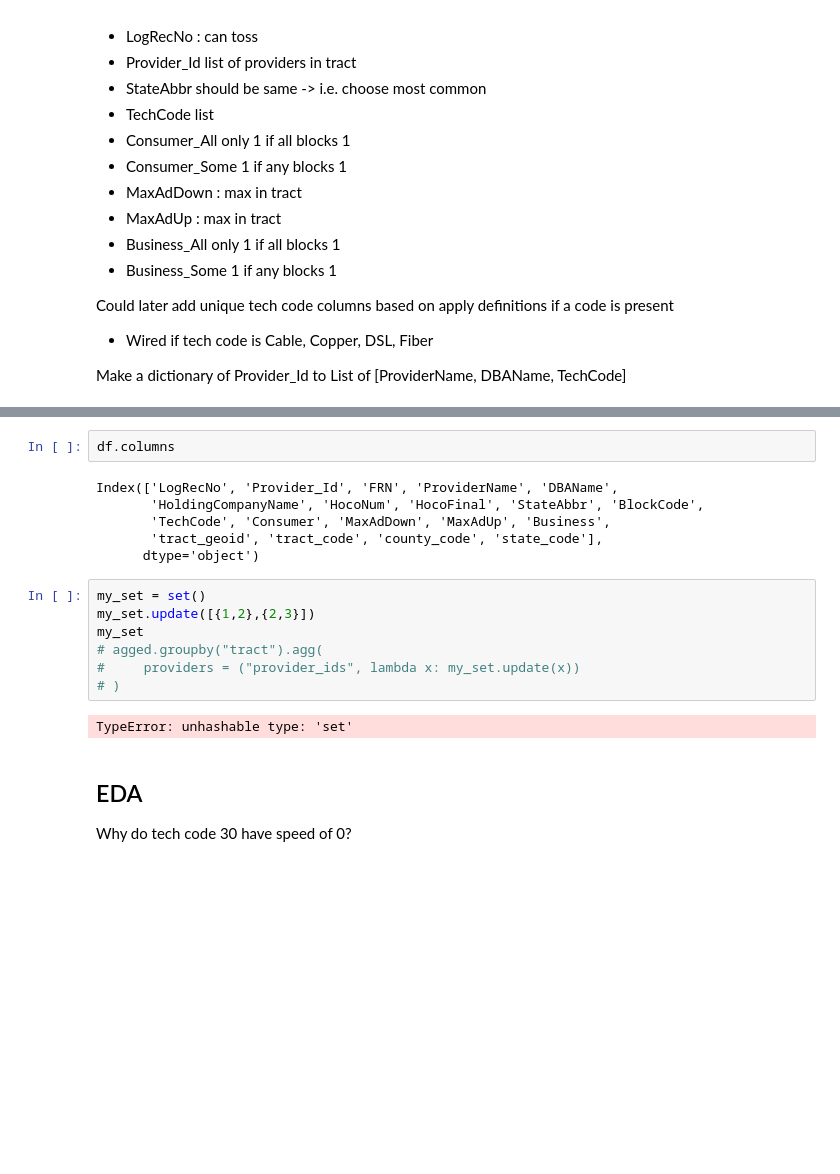
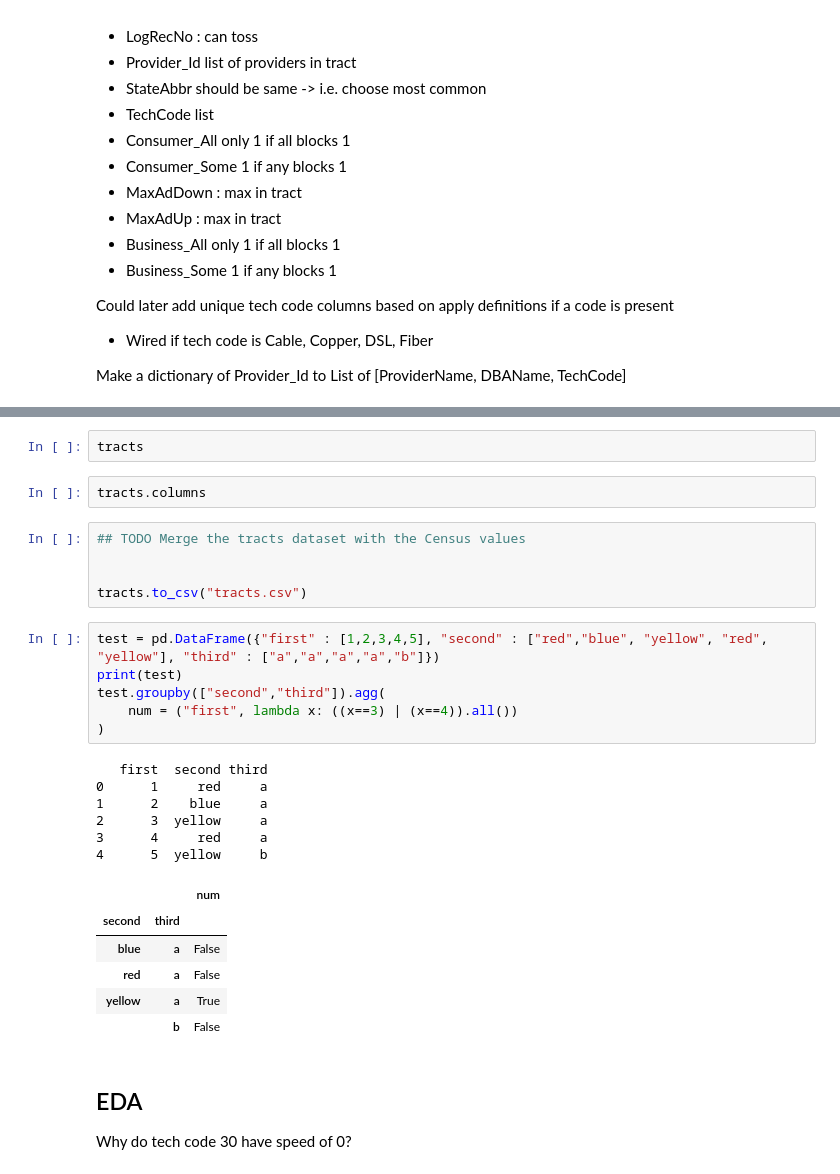
Before and after one commit to jcweaver/broadband-capstone, a Jupyter notebook: notebooks/FCC.ipynb, the cells around one changed output, grey strips where cells are left out. Cells and saved outputs as stored; diff of their text form; blank space fills up the shorter version.

```diff
--- a/notebooks/FCC.ipynb
+++ b/notebooks/FCC.ipynb
@@ -262,20 +364,31 @@ agged
+# %%
+tracts
 # %%
-df.columns
+tracts.columns
-# %% [output]
-Index(['LogRecNo', 'Provider_Id', 'FRN', 'ProviderName', 'DBAName',
-       'HoldingCompanyName', 'HocoNum', 'HocoFinal', 'StateAbbr', 'BlockCode',
-       'TechCode', 'Consumer', 'MaxAdDown', 'MaxAdUp', 'Business',
-       'tract_geoid', 'tract_code', 'county_code', 'state_code'],
-      dtype='object')
+# %%
+## TODO Merge the tracts dataset with the Census values
+
+
+tracts.to_csv("tracts.csv")
 # %%
-my_set = set()
-my_set.update([{1,2},{2,3}])
-my_set
-# agged.groupby("tract").agg(
-#     providers = ("provider_ids", lambda x: my_set.update(x))
-# )
+test = pd.DataFrame({"first" : [1,2,3,4,5], "second" : ["red","blue", "yellow", "red", "yellow"], "third" : ["a","a","a","a","b"]})
+print(test)
+test.groupby(["second","third"]).agg(
+    num = ("first", lambda x: ((x==3) | (x==4)).all())
+)
 # %% [output]
-TypeError: unhashable type: 'set'
+   first  second third
+0      1     red     a
+1      2    blue     a
+2      3  yellow     a
+3      4     red     a
+4      5  yellow     b
+|  |  | num |
+| second | third |  |
+| blue | a | False |
+| red | a | False |
+| yellow | a | True |
+|  | b | False |
 # %% [markdown]
 ## EDA
 
```
Also changed, not shown: parts of 19 cells of this notebook.
